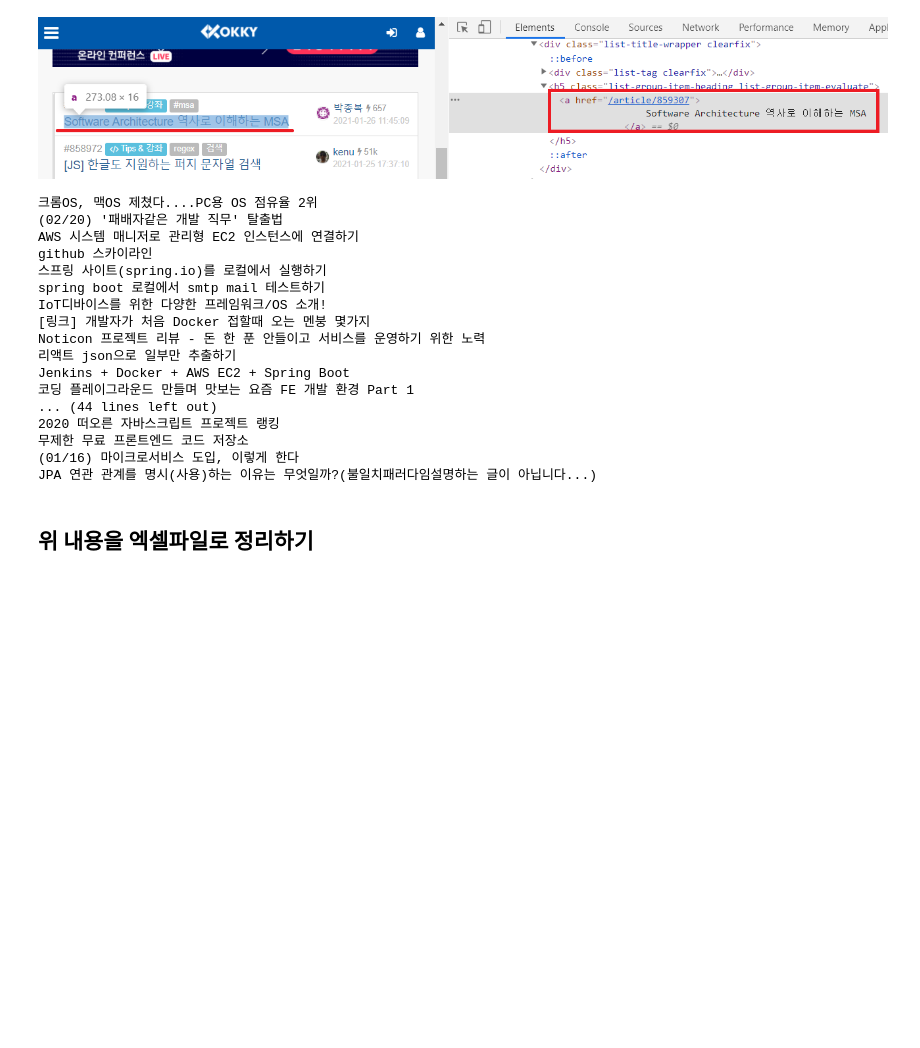
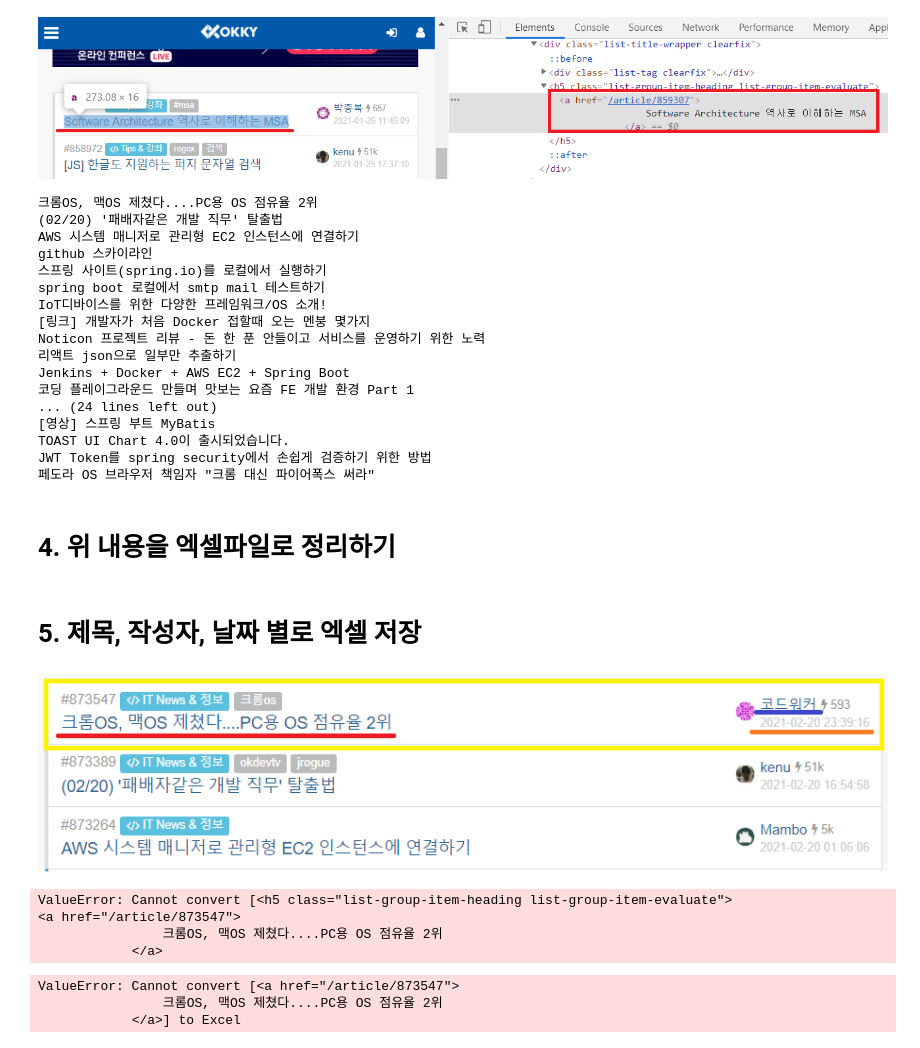
Before and after one commit to LEEJUNB/20210314_DataCrawling, a Jupyter notebook: BeautifulSoup/Excel/3-1. OKKY 게시글 제목 크롤링 후 엑셀저장_find,find_all,select비교.ipynb, the cells around one changed output. Saved outputs shown, nothing was run; the diff lists cells and outputs as text; code cells hidden in the pictures; blank space fills up the shorter version.

Commit message:
ValueError 'Cannot convert A to excel '

```diff
--- a/BeautifulSoup/Excel/3-1. OKKY 게시글 제목 크롤링 후 엑셀저장_find,find_all,select비교.ipynb
+++ b/BeautifulSoup/Excel/3-1. OKKY 게시글 제목 크롤링 후 엑셀저장_find,find_all,select비교.ipynb
@@ -35,7 +36,7 @@ Image("img/okky대상.png")
 # %% [output]
 [figure]
 # %%
-for index in range(0,60,20): # 0 ~ 40까지, 20씩 증가
+for index in range(0,40,20): # 0 ~ 40까지, 20씩 증가
     res = requests.get("https://okky.kr/articles/tech?offset="+ str(index)+"&max=20&sort=id&order=desc",headers=headers)
     soup = BeautifulSoup(res.content,"html.parser")
     # 가져올 부분의 copy seletor #list-article > div.panel.panel-default > ul > li > div.list-title-wrapper.clearfix > h5 > a
@@ -55,11 +56,11 @@ Noticon 프로젝트 리뷰 - 돈 한 푼 안들이고 서비스를 운영하기
 리액트 json으로 일부만 추출하기
 Jenkins + Docker + AWS EC2 + Spring Boot
 코딩 플레이그라운드 만들며 맛보는 요즘 FE 개발 환경 Part 1
-... (44 lines left out)
-2020 떠오른 자바스크립트 프로젝트 랭킹
-무제한 무료 프론트엔드 코드 저장소
-(01/16) 마이크로서비스 도입, 이렇게 한다
-JPA 연관 관계를 명시(사용)하는 이유는 무엇일까?(불일치패러다임설명하는 글이 아닙니다...)
+... (24 lines left out)
+[영상] 스프링 부트 MyBatis
+TOAST UI Chart 4.0이 출시되었습니다.
+JWT Token를 spring security에서 손쉽게 검증하기 위한 방법
+페도라 OS 브라우저 책임자 "크롬 대신 파이어폭스 써라"
 # %% [markdown]
-## 위 내용을 엑셀파일로 정리하기
+# 4. 위 내용을 엑셀파일로 정리하기
 # %%
@@ -74,2 +75,11 @@ for index in range(0,60,20): # 0 ~ 40까지, 20씩 증가
 excel_file.save('Okky.xlsx')
 excel_file.close()
+# %% [markdown]
+# 5. 제목, 작성자, 날짜 별로 엑셀 저장
+# %%
+# 대상
+# 크롤링 대상은  컨텐츠당 다음 3가지(제목,작성자,날짜)
+# 노란색칸 전체를 불러온 뒤 3가지를 하나씩 꺼낸다.
+Image("img/okkyName.png")
+# %% [output]
+[figure, added]
@@ -75,0 +90,45 @@ excel_file.close()
+# %%
+for index in range(0,40,20): # 0 ~ 40까지, 20씩 증가
+    res = requests.get("https://okky.kr/articles/tech?offset="+ str(index)+"&max=20&sort=id&order=desc",headers=headers)
+    soup = BeautifulSoup(res.content,"html.parser")
+    # 가져올 항목 3가지를 포괄하는 container
+    container = soup.select("#list-article > div.panel.panel-default > ul > li")
+
+    for item in container :
+        title = item.select('h5.list-group-item-heading.list-group-item-evaluate') # 제목
+        name = item.select("a.nickname") # 작성자명
+        date = item.select("div.date-created") # 날짜
+
+        # sheet 각 행에 데이터 넣기
+        excel_sheet.append([title,name,date])
+
+excel_file.save('OkkyTest.xlsx')
+excel_file.close()
+# %% [output]
+ValueError: Cannot convert [<h5 class="list-group-item-heading list-group-item-evaluate">
+<a href="/article/873547">
+                크롬OS, 맥OS 제쳤다....PC용 OS 점유율 2위
+            </a>
+# %%
+for index in range(0,60,20): # 0 ~ 40까지, 20씩 증가
+    res = requests.get("https://okky.kr/articles/tech?offset="+ str(index)+"&max=20&sort=id&order=desc",headers=headers)
+    soup = BeautifulSoup(res.content,"html.parser")
+    # 3가지 항목(제목,작성자,날짜) 모두 포괄하는 container
+    container = soup.select("#list-article > div.panel.panel-default > ul > li")
+
+    # 3가지 항목(제목, 이름, 날짜) 각각 가져오기
+    for con in container :
+        # type(con) : bs4.element.Tag == find tag Type
+        t = con.select_one("#list-article > div.panel.panel-default > ul > li > div.list-title-wrapper.clearfix > h5 > a") # 제목
+        n = con.select_one("#list-article > div.panel.panel-default > ul > li > div.list-group-item-author.clearfix > div > div > a") # 작성자명
+        d = con.select_one("#list-article > div.panel.panel-default > ul > li > div.list-group-item-author.clearfix > div > div > div.date-created > span") # 날짜
+
+        # sheet 내 각 행에 데이터 추가
+        excel_sheet.append([t, n, d])
+
+# 파일에 최종 정리
+excel_file.save('okkyName.xlsx')
+# %% [output]
+ValueError: Cannot convert [<a href="/article/873547">
+                크롬OS, 맥OS 제쳤다....PC용 OS 점유율 2위
+            </a>] to Excel
```
Also changed, not shown: parts of 4 cells of this notebook, 5 other files.
